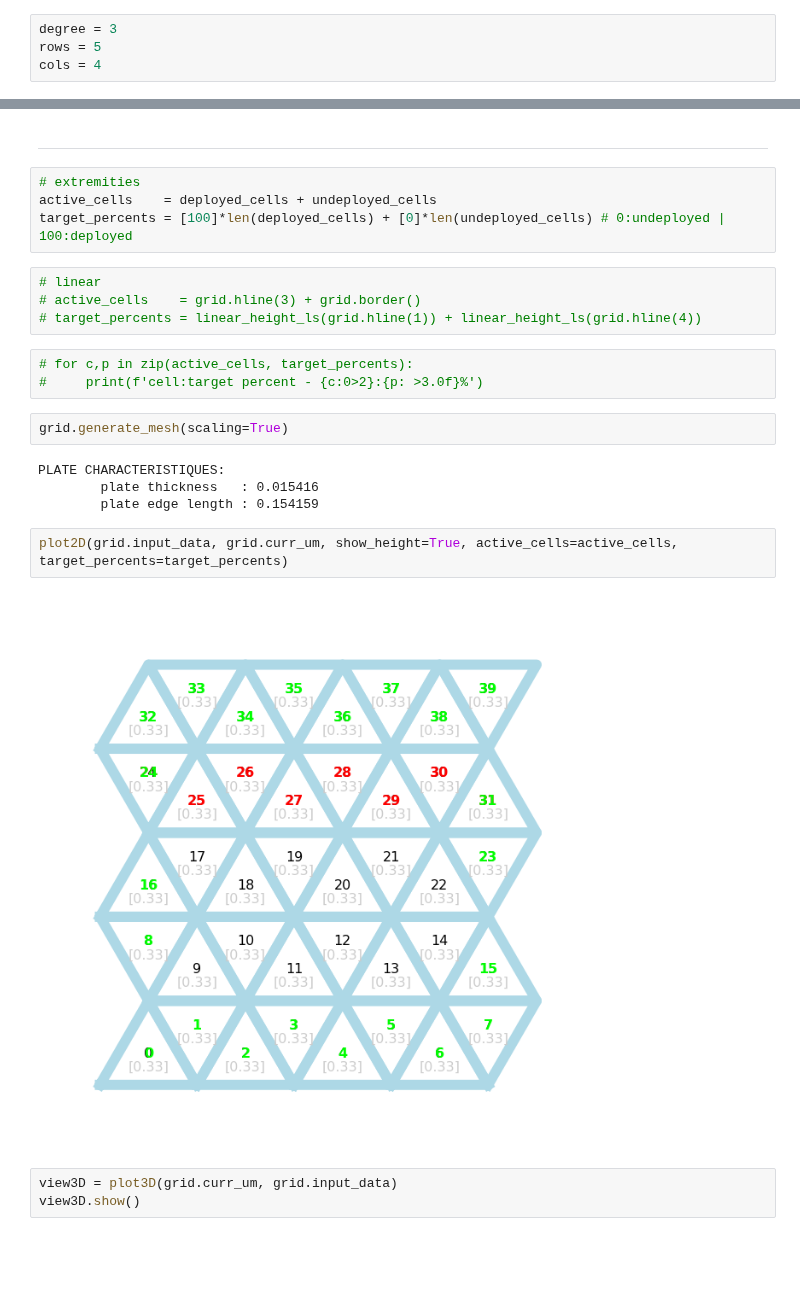
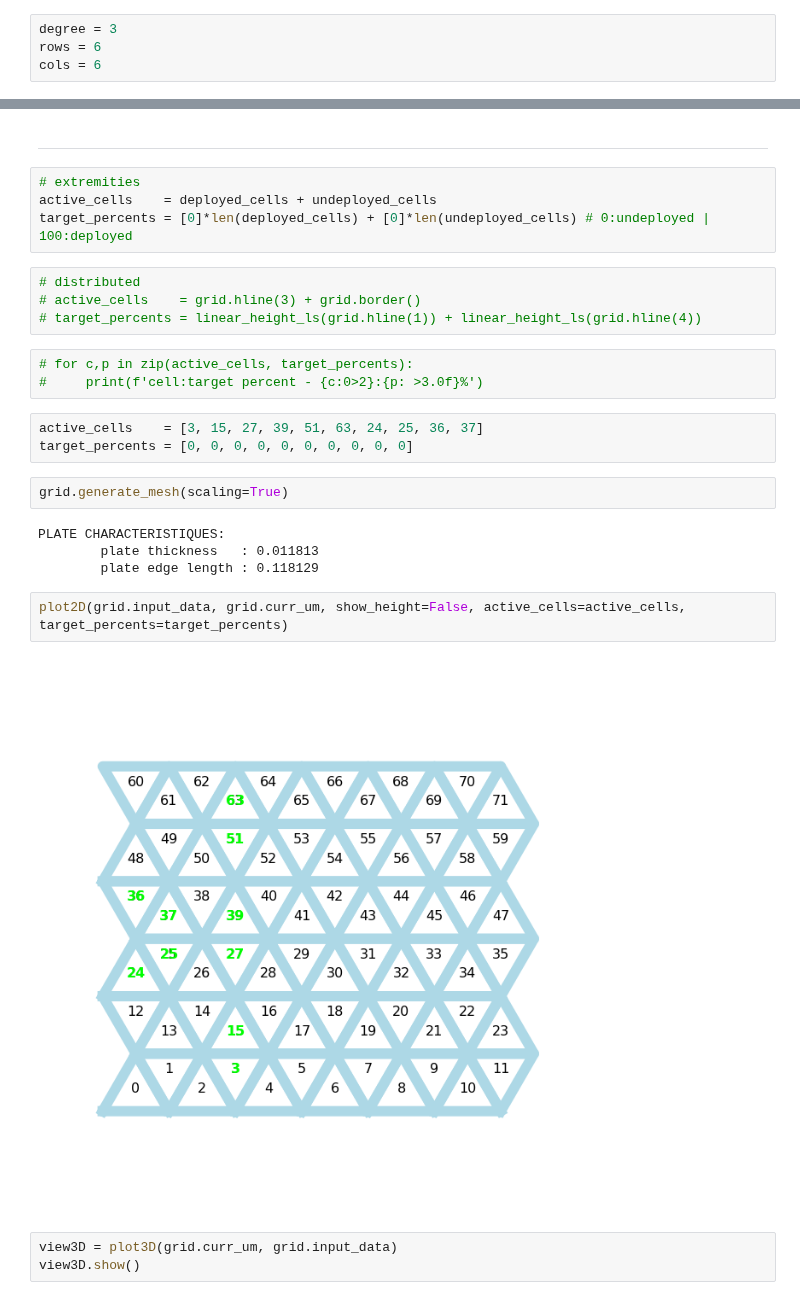
Before and after one commit to udaykusupati/ActuationUmbrellaMeshes, a Jupyter notebook: python/actuation_experiments/regular_trials.ipynb, the cells around one changed output, grey strips where cells are left out. Cells and saved outputs as stored; diff of their text form; blank space fills up the shorter version.

```diff
--- a/python/actuation_experiments/regular_trials.ipynb
+++ b/python/actuation_experiments/regular_trials.ipynb
@@ -11,8 +7,8 @@ from RegularGrid import RegularGrid
 ### **Rows**, **Columns**
 # %%
 degree = 3
-rows = 5
-cols = 4
+rows = 6
+cols = 6
 # %%
 grid = RegularGrid(degree, rows, cols)
 # %% [markdown]
@@ -31,24 +27,27 @@ undeployed_cells = grid.border()
 # %%
 # extremities
 active_cells    = deployed_cells + undeployed_cells
-target_percents = [100]*len(deployed_cells) + [0]*len(undeployed_cells) # 0:undeployed | 100:deployed
+target_percents = [0]*len(deployed_cells) + [0]*len(undeployed_cells) # 0:undeployed | 100:deployed
 # %%
-# linear
+# distributed
 # active_cells    = grid.hline(3) + grid.border()
 # target_percents = linear_height_ls(grid.hline(1)) + linear_height_ls(grid.hline(4))
 # %%
 # for c,p in zip(active_cells, target_percents):
 #     print(f'cell:target percent - {c:0>2}:{p: >3.0f}%')
+# %%
+active_cells    = [3, 15, 27, 39, 51, 63, 24, 25, 36, 37]
+target_percents = [0, 0, 0, 0, 0, 0, 0, 0, 0, 0]
 # %%
 grid.generate_mesh(scaling=True)
 # %% [output]
 PLATE CHARACTERISTIQUES:
-        plate thickness   : 0.015416
-        plate edge length : 0.154159
+        plate thickness   : 0.011813
+        plate edge length : 0.118129
 # %%
-plot2D(grid.input_data, grid.curr_um, show_height=True, active_cells=active_cells, target_percents=target_percents)
+plot2D(grid.input_data, grid.curr_um, show_height=False, active_cells=active_cells, target_percents=target_percents)
 # %% [output]
-[figure, old version]
+[figure, new version]
 # %%
 view3D = plot3D(grid.curr_um, grid.input_data)
 view3D.show()
```
Also changed, not shown: parts of 5 cells of this notebook, 18 other files.
